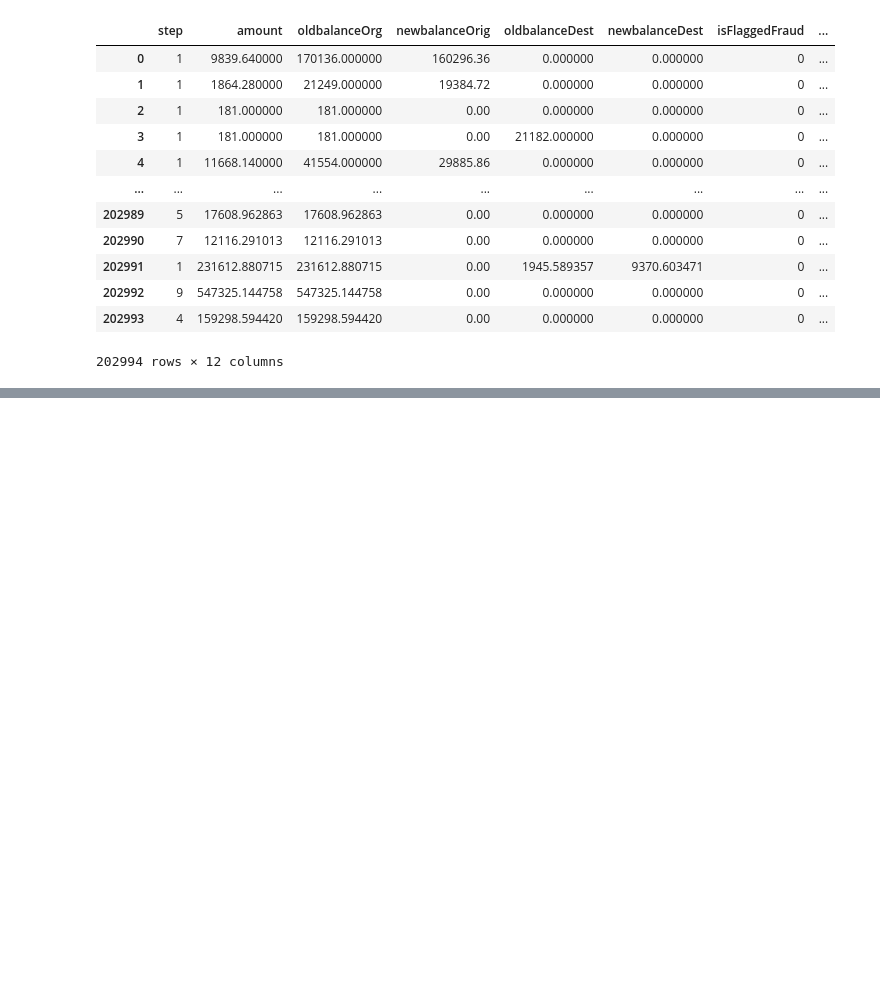
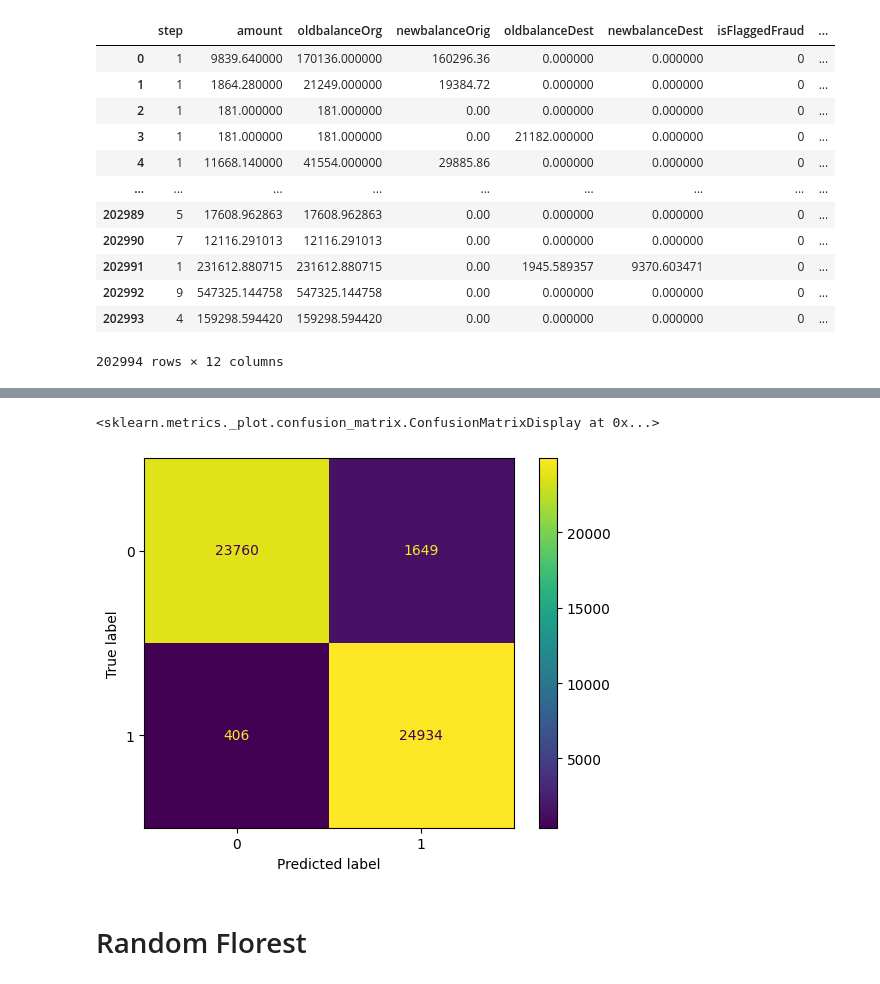
Before and after one commit to xpcosmos/deteccao-de-fraudes, a Jupyter notebook: app.ipynb, the cells around one changed output, grey strips where cells are left out. Cells and saved outputs as stored; diff of their text form; code cells hidden in the pictures; blank space fills up the shorter version.

```diff
--- a/app.ipynb
+++ b/app.ipynb
@@ -107,0 +155,7 @@ X_balanceado
+# %%
+metrics.ConfusionMatrixDisplay(metrics.confusion_matrix(y_test, y_pred)).plot()
+# %% [output]
+<sklearn.metrics._plot.confusion_matrix.ConfusionMatrixDisplay at 0x...>
+[figure, added]
+# %% [markdown]
+# Random Florest
```
Also changed, not shown: parts of 12 cells of this notebook.
